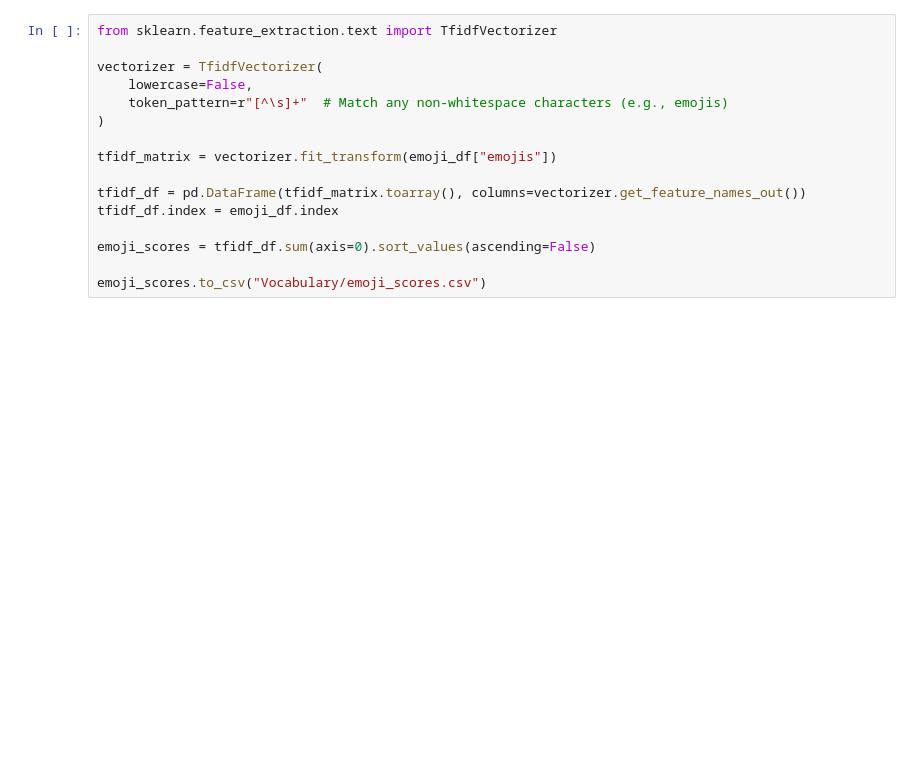
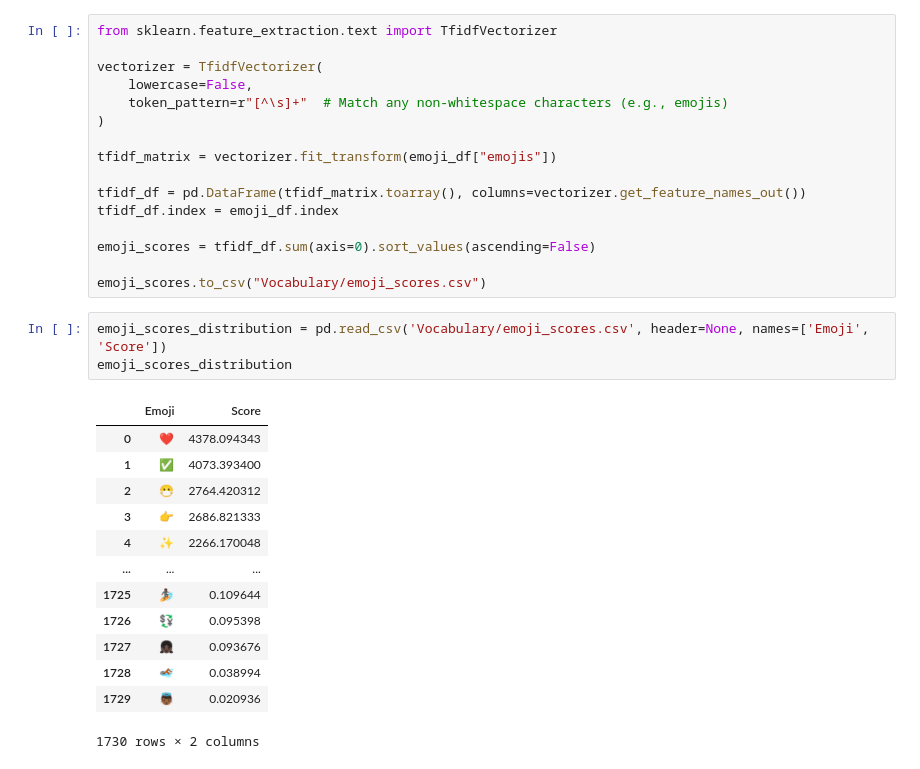
Before and after one commit to Empyrealiv/CSC3101_Capstone, a Jupyter notebook: ML/vocab_preprocessing.ipynb, the cells around one changed output. Drawn from its saved outputs; the diff is of its cells as text; blank space fills up the shorter version.

```diff
--- a/ML/vocab_preprocessing.ipynb
+++ b/ML/vocab_preprocessing.ipynb
@@ -156,3 +187,20 @@ tfidf_df.index = emoji_df.index
 emoji_scores = tfidf_df.sum(axis=0).sort_values(ascending=False)
 
 emoji_scores.to_csv("Vocabulary/emoji_scores.csv")
+# %%
+emoji_scores_distribution = pd.read_csv('Vocabulary/emoji_scores.csv', header=None, names=['Emoji', 'Score'])
+emoji_scores_distribution
+# %% [output]
+|  | Emoji | Score |
+| 0 | ❤ | 4378.094343 |
+| 1 | ✅ | 4073.393400 |
+| 2 | 😷 | 2764.420312 |
+| 3 | 👉 | 2686.821333 |
+| 4 | ✨ | 2266.170048 |
+| ... | ... | ... |
+| 1725 | 🏄🏾 | 0.109644 |
+| 1726 | 💱 | 0.095398 |
+| 1727 | 👧🏿 | 0.093676 |
+| 1728 | 🏊🏾 | 0.038994 |
+| 1729 | 👼🏾 | 0.020936 |
+1730 rows × 2 columns
```
Also changed, not shown: parts of 4 cells of this notebook, 13 other files.
